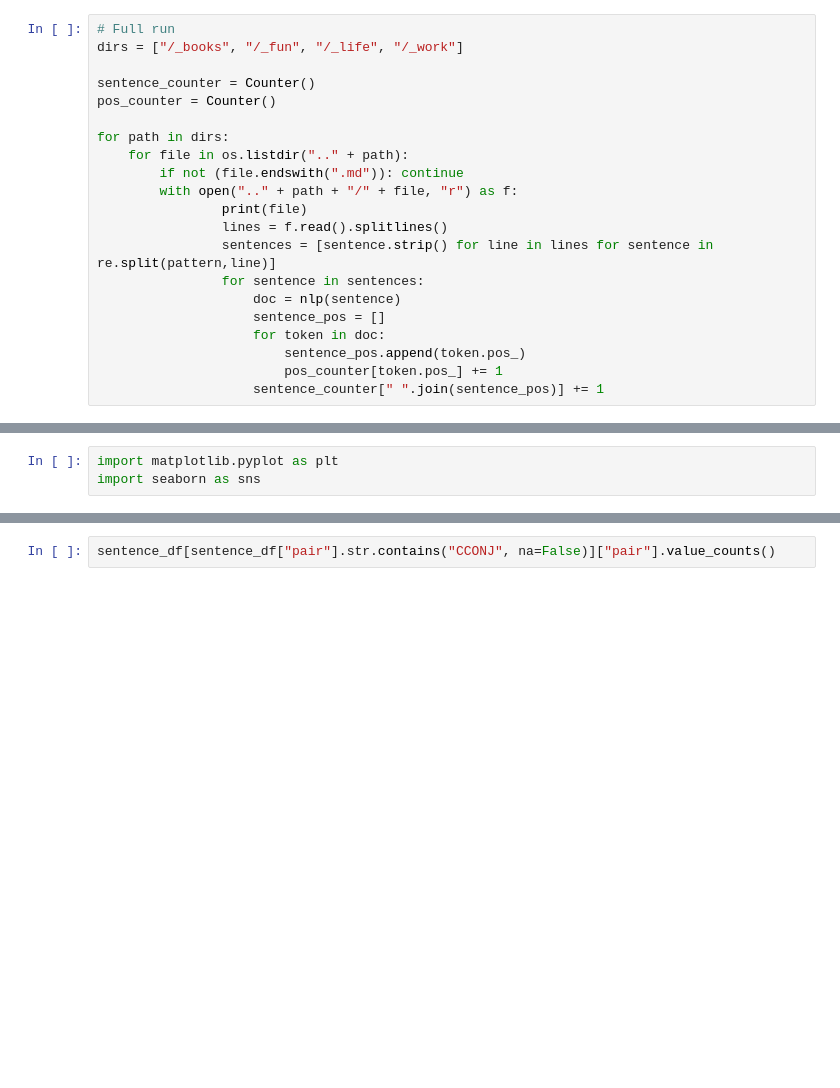
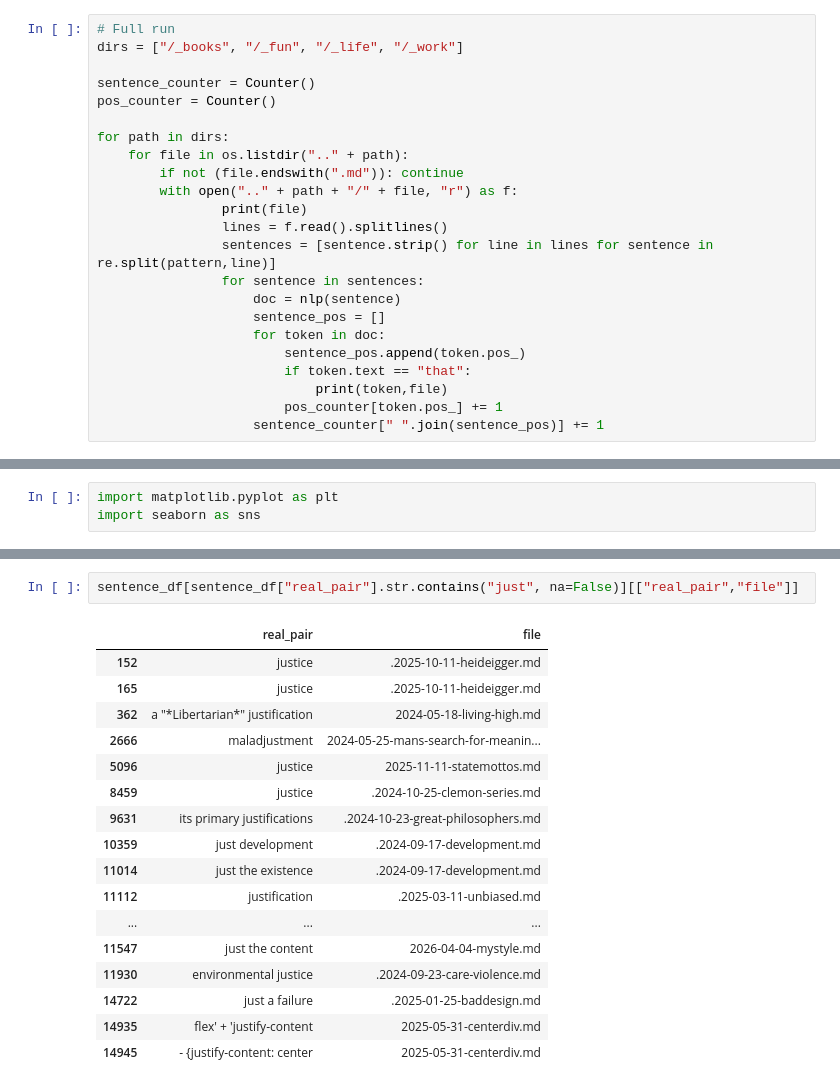
Before and after one commit to You-Gao/Blog, a Jupyter notebook: scripts/grammar.ipynb, the cells around one changed output, grey strips where cells are left out. Cells and saved outputs as stored; diff of their text form; blank space fills up the shorter version.

```diff
--- a/scripts/grammar.ipynb
+++ b/scripts/grammar.ipynb
@@ -160,6 +130,8 @@ for path in dirs:
                     sentence_pos = []
                     for token in doc:
                         sentence_pos.append(token.pos_)
+                        if token.text == "that":
+                            print(token,file)
                         pos_counter[token.pos_] += 1
                     sentence_counter[" ".join(sentence_pos)] += 1
 # %% [output]
@@ -269,4 +423,22 @@ sentence_df["pair"].value_counts()[:20]
 # %%
-sentence_df[sentence_df["pair"].str.contains("CCONJ", na=False)]["pair"].value_counts()
+sentence_df[sentence_df["real_pair"].str.contains("just", na=False)][["real_pair","file"]]
+# %% [output]
+|  | real_pair | file |
+| 152 | justice | .2025-10-11-heideigger.md |
+| 165 | justice | .2025-10-11-heideigger.md |
+| 362 | a "*Libertarian*" justification | 2024-05-18-living-high.md |
+| 2666 | maladjustment | 2024-05-25-mans-search-for-meanin... |
+| 5096 | justice | 2025-11-11-statemottos.md |
+| 8459 | justice | .2024-10-25-clemon-series.md |
+| 9631 | its primary justifications | .2024-10-23-great-philosophers.md |
+| 10359 | just development | .2024-09-17-development.md |
+| 11014 | just the existence | .2024-09-17-development.md |
+| 11112 | justification | .2025-03-11-unbiased.md |
+| ... | ... | ... |
+| 11547 | just the content | 2026-04-04-mystyle.md |
+| 11930 | environmental justice | .2024-09-23-care-violence.md |
+| 14722 | just a failure | .2025-01-25-baddesign.md |
+| 14935 | flex' + 'justify-content | 2025-05-31-centerdiv.md |
+| 14945 | - {justify-content: center | 2025-05-31-centerdiv.md |
 # %%
 sentence_df[sentence_df["pair"].str.contains(" AUX ", na=False)]
```
Also changed, not shown: parts of 22 cells of this notebook, 36 other files.
